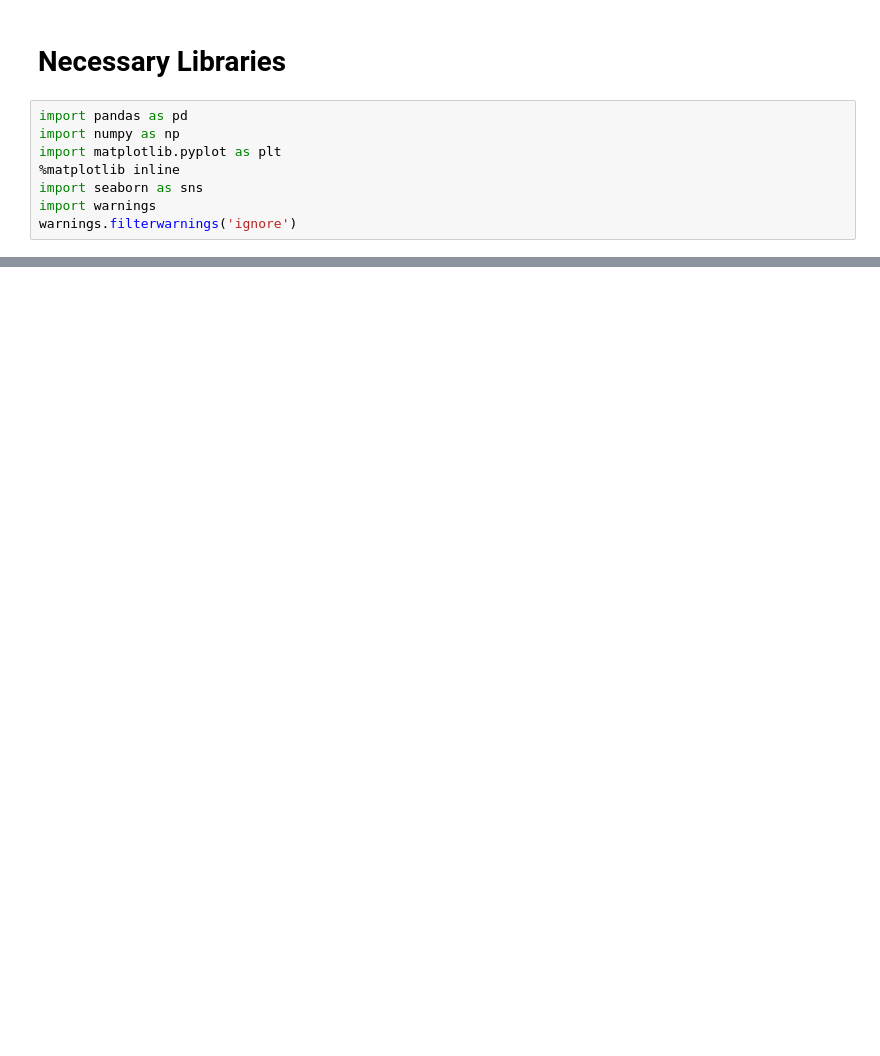
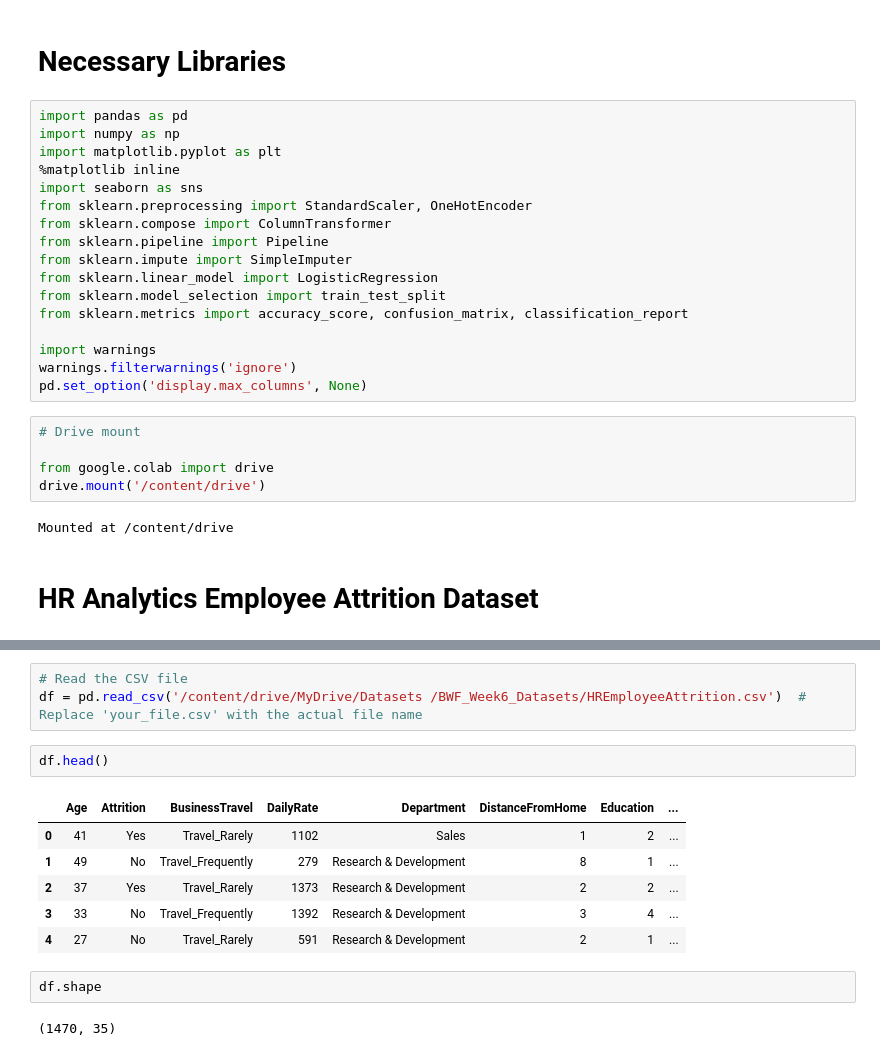
Before and after one commit to Ahmed-Islam-AI/100DaysOfBytewise, a Jupyter notebook: Solutions/Task 12 Solution/BWF_Task_12.ipynb, the cells around one changed output, grey strips where cells are left out. Drawn from its saved outputs; the diff is of its cells as text; blank space fills up the shorter version.

```diff
--- a/Solutions/Task 12 Solution/BWF_Task_12.ipynb
+++ b/Solutions/Task 12 Solution/BWF_Task_12.ipynb
@@ -6,7 +6,25 @@ import numpy as np
 import matplotlib.pyplot as plt
 %matplotlib inline
 import seaborn as sns
+from sklearn.preprocessing import StandardScaler, OneHotEncoder
+from sklearn.compose import ColumnTransformer
+from sklearn.pipeline import Pipeline
+from sklearn.impute import SimpleImputer
+from sklearn.linear_model import LogisticRegression
+from sklearn.model_selection import train_test_split
+from sklearn.metrics import accuracy_score, confusion_matrix, classification_report
+
 import warnings
 warnings.filterwarnings('ignore')
+pd.set_option('display.max_columns', None)
+# %%
+# Drive mount
+
+from google.colab import drive
+drive.mount('/content/drive')
+# %% [output]
+Mounted at /content/drive
+# %% [markdown]
+# HR Analytics Employee Attrition Dataset
 # %% [markdown]
 1. Predicting Employee Attrition Using Logistic Regression
@@ -18,3 +38,19 @@ warnings.filterwarnings('ignore')
 
 
    **Task: Implement logistic regression to predict employee attrition and evaluate the model using precision, recall, and F1-score.**
+# %%
+# Read the CSV file
+df = pd.read_csv('/content/drive/MyDrive/Datasets /BWF_Week6_Datasets/HREmployeeAttrition.csv')  # Replace 'your_file.csv' with the actual file name
+# %%
+df.head()
+# %% [output]
+|  | Age | Attrition | BusinessTravel | DailyRate | Department | DistanceFromHome | Education | ... |
+| 0 | 41 | Yes | Travel_Rarely | 1102 | Sales | 1 | 2 | ... |
+| 1 | 49 | No | Travel_Frequently | 279 | Research & Development | 8 | 1 | ... |
+| 2 | 37 | Yes | Travel_Rarely | 1373 | Research & Development | 2 | 2 | ... |
+| 3 | 33 | No | Travel_Frequently | 1392 | Research & Development | 3 | 4 | ... |
+| 4 | 27 | No | Travel_Rarely | 591 | Research & Development | 2 | 1 | ... |
+# %%
+df.shape
+# %% [output]
+(1470, 35)
```
Also changed, not shown: parts of 37 cells of this notebook.
